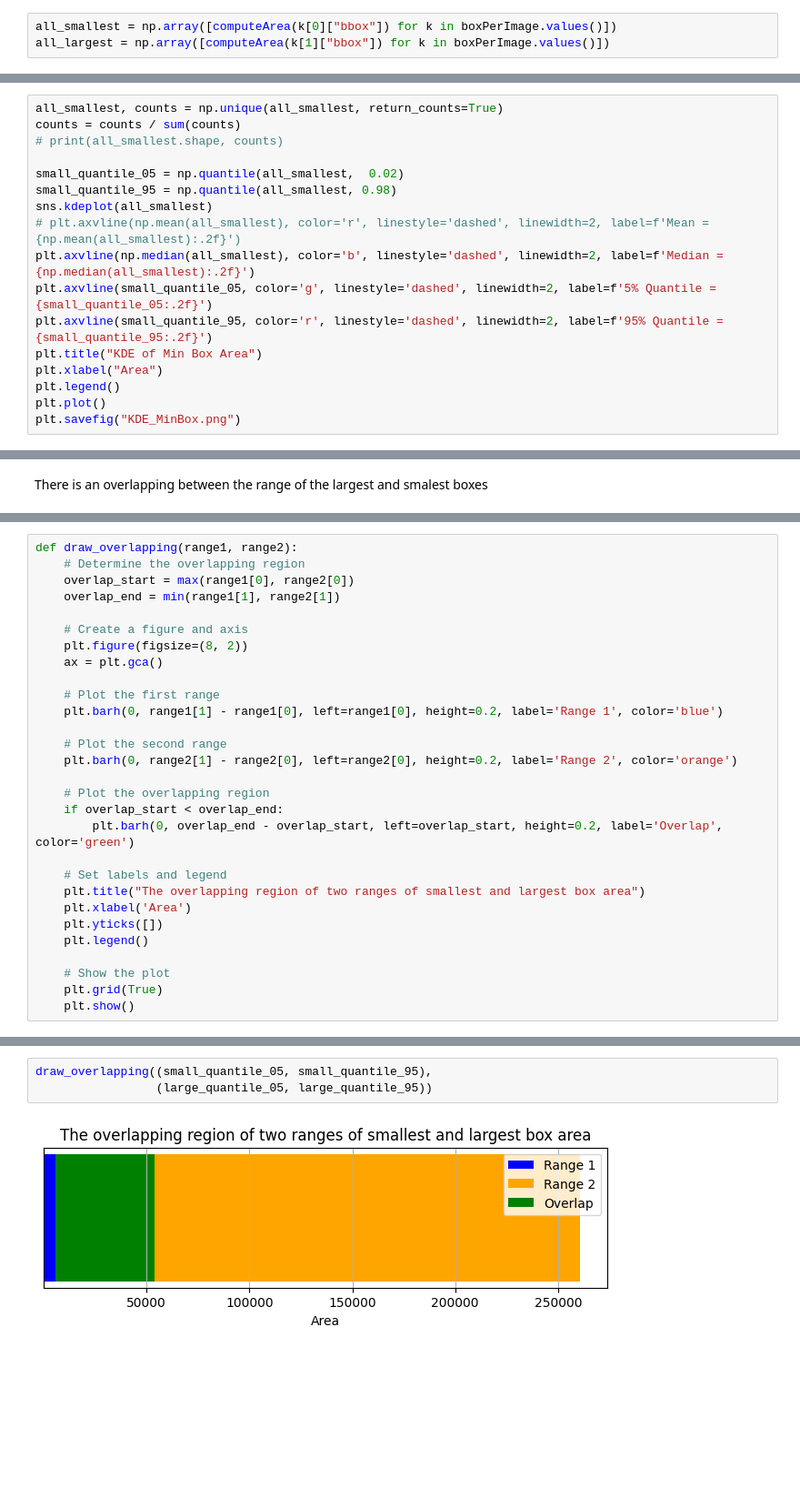
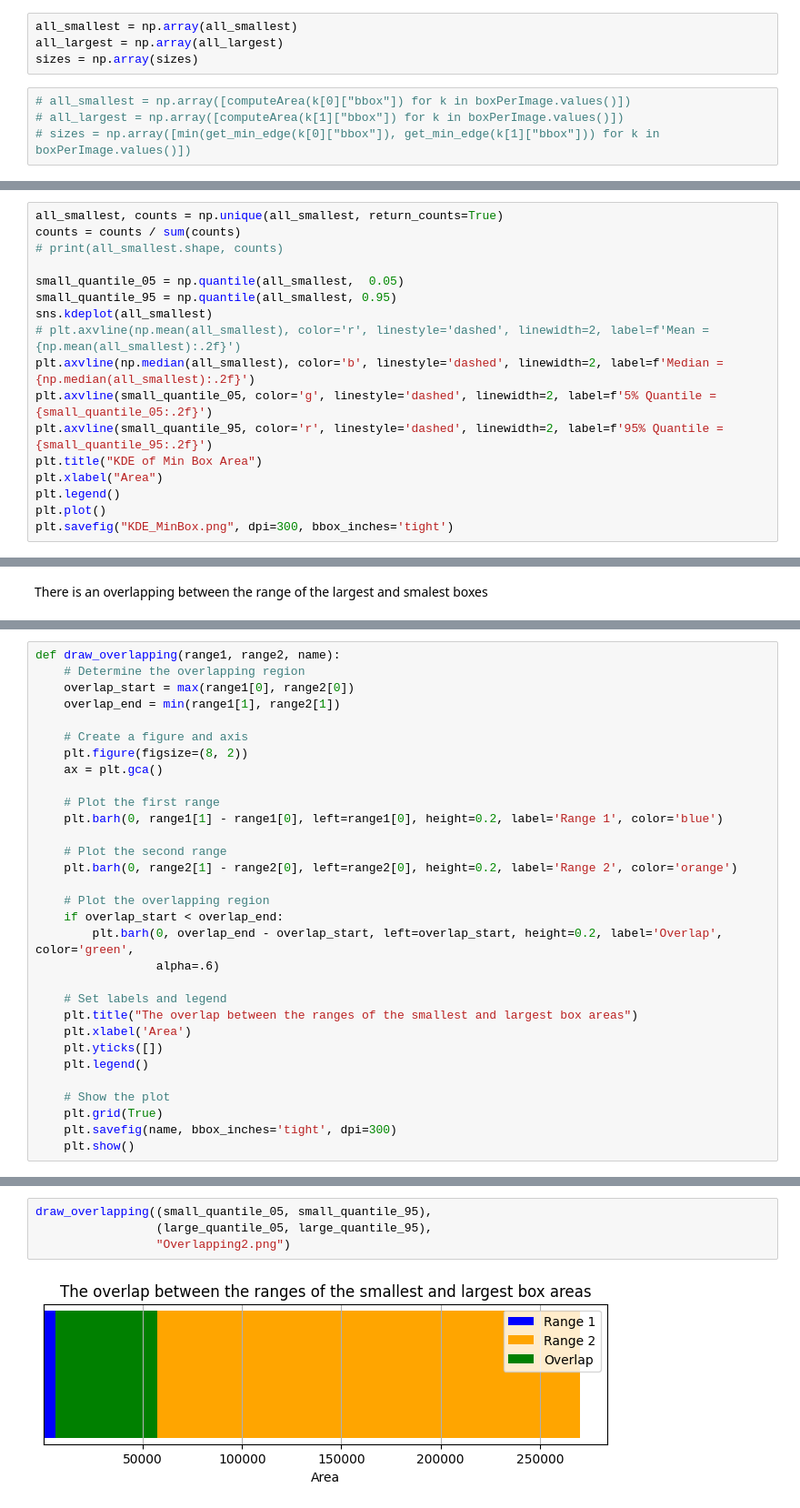
Before and after one commit to hungdtrn/AMAGCV_TASK1, a Jupyter notebook: tools/data_analysis.ipynb, the cells around one changed output, grey strips where cells are left out. Shown at 91% size. Saved outputs shown, nothing was run; the diff lists cells and outputs as text; blank space fills up the shorter version.

```diff
--- a/tools/data_analysis.ipynb
+++ b/tools/data_analysis.ipynb
@@ -41,3 +109,8 @@ boxPerImage = selectBoxesImages(annotations)
+# %%
+all_smallest = np.array(all_smallest)
+all_largest = np.array(all_largest)
+sizes = np.array(sizes)
 # %%
-all_smallest = np.array([computeArea(k[0]["bbox"]) for k in boxPerImage.values()])
-all_largest = np.array([computeArea(k[1]["bbox"]) for k in boxPerImage.values()])
+# all_smallest = np.array([computeArea(k[0]["bbox"]) for k in boxPerImage.values()])
+# all_largest = np.array([computeArea(k[1]["bbox"]) for k in boxPerImage.values()])
+# sizes = np.array([min(get_min_edge(k[0]["bbox"]), get_min_edge(k[1]["bbox"])) for k in boxPerImage.values()])
@@ -46,8 +135,8 @@ all_smallest, counts = np.unique(all_smallest, return_counts=True)
 counts = counts / sum(counts)
 # print(all_smallest.shape, counts)
 
-small_quantile_05 = np.quantile(all_smallest,  0.02)
-small_quantile_95 = np.quantile(all_smallest, 0.98)
+small_quantile_05 = np.quantile(all_smallest,  0.05)
+small_quantile_95 = np.quantile(all_smallest, 0.95)
 sns.kdeplot(all_smallest)
 # plt.axvline(np.mean(all_smallest), color='r', linestyle='dashed', linewidth=2, label=f'Mean = {np.mean(all_smallest):.2f}')
 plt.axvline(np.median(all_smallest), color='b', linestyle='dashed', linewidth=2, label=f'Median = {np.median(all_smallest):.2f}')
@@ -57,5 +146,5 @@ plt.title("KDE of Min Box Area")
 plt.xlabel("Area")
 plt.legend()
 plt.plot()
-plt.savefig("KDE_MinBox.png")
+plt.savefig("KDE_MinBox.png", dpi=300, bbox_inches='tight')
 # %% [output]
@@ -101,5 +171,5 @@ plt.grid(True)
 # %%
-def draw_overlapping(range1, range2):
+def draw_overlapping(range1, range2, name):
     # Determine the overlapping region
     overlap_start = max(range1[0], range2[0])
     overlap_end = min(range1[1], range2[1])
@@ -116,16 +186,18 @@ def draw_overlapping(range1, range2):
 
     # Plot the overlapping region
     if overlap_start < overlap_end:
-        plt.barh(0, overlap_end - overlap_start, left=overlap_start, height=0.2, label='Overlap', color='green')
+        plt.barh(0, overlap_end - overlap_start, left=overlap_start, height=0.2, label='Overlap', color='green',
+                 alpha=.6)
 
     # Set labels and legend
-    plt.title("The overlapping region of two ranges of smallest and largest box area")
+    plt.title("The overlap between the ranges of the smallest and largest box areas")
     plt.xlabel('Area')
     plt.yticks([])
     plt.legend()
 
     # Show the plot
     plt.grid(True)
+    plt.savefig(name, bbox_inches='tight', dpi=300)
     plt.show()
 # %%
 draw_overlapping((all_smallest.min(), all_smallest.max()),
@@ -135,5 +207,6 @@ draw_overlapping((all_smallest.min(), all_smallest.max()),
 # %%
 draw_overlapping((small_quantile_05, small_quantile_95),
-                 (large_quantile_05, large_quantile_95))
+                 (large_quantile_05, large_quantile_95),
+                 "Overlapping2.png")
 # %% [output]
-[figure, old version]
+[figure, new version]
```
Also changed, not shown: parts of 21 cells of this notebook, 29 other files.
